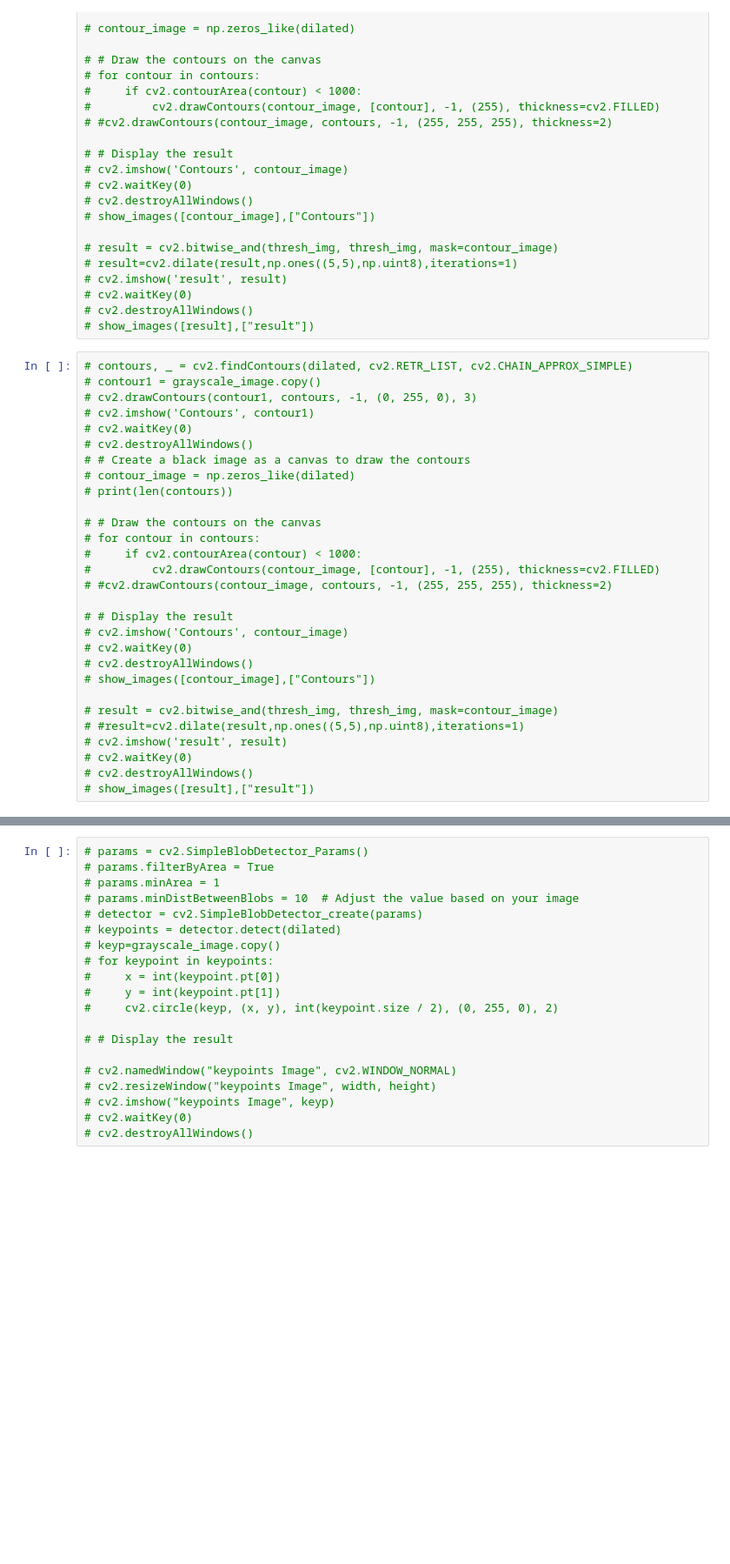
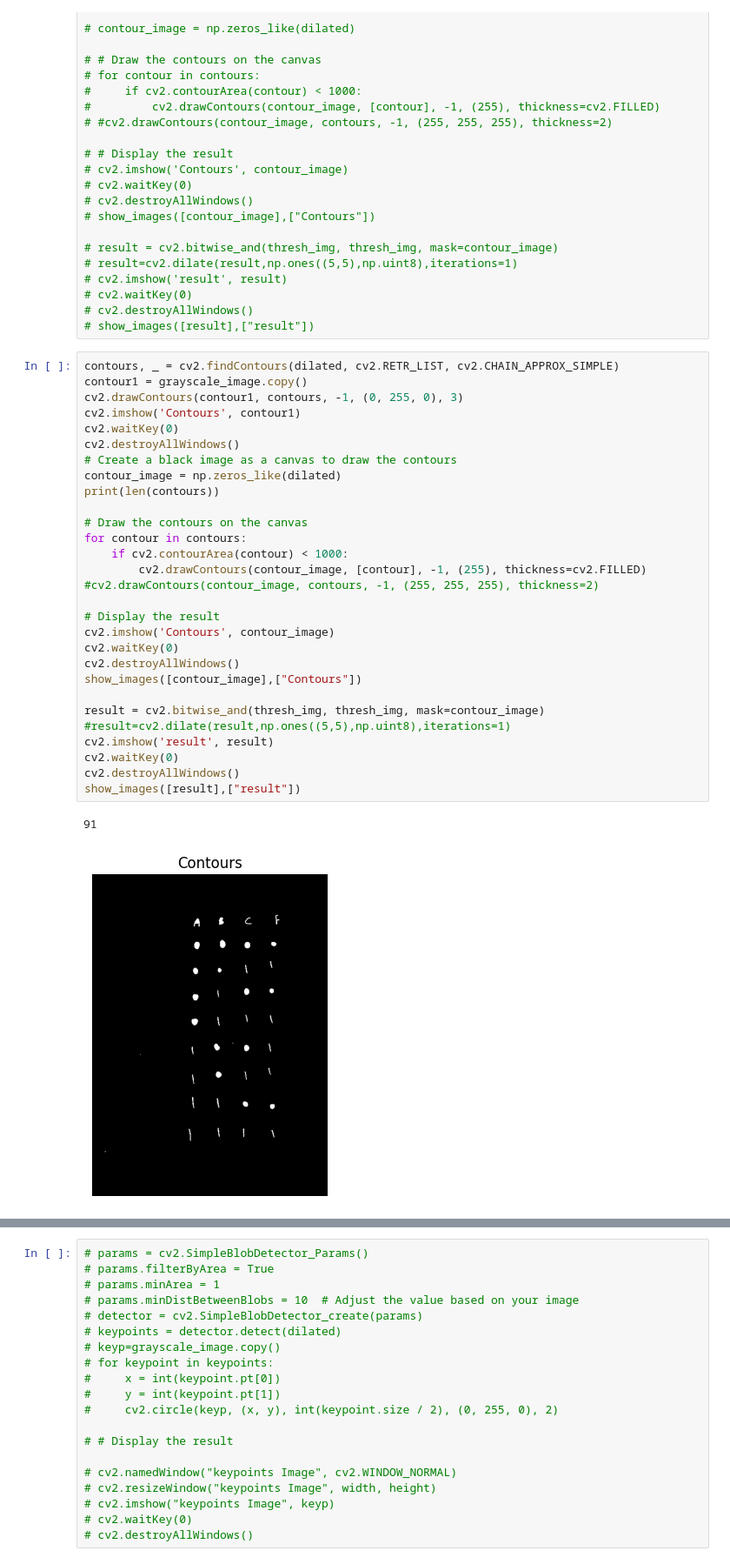
Before and after one commit to yousefosama654/Logic-Lens, a Jupyter notebook: table_text_extraction/GET_TABLE_CELLS2.ipynb, the cells around one changed output, grey strips where cells are left out. Shown at 87% size. Drawn from its saved outputs; the diff is of its cells as text; blank space fills up the shorter version.

```diff
--- a/table_text_extraction/GET_TABLE_CELLS2.ipynb
+++ b/table_text_extraction/GET_TABLE_CELLS2.ipynb
@@ -65,31 +65,34 @@ cv2.destroyAllWindows()
 # cv2.destroyAllWindows()
 # show_images([result],["result"])
 # %%
-# contours, _ = cv2.findContours(dilated, cv2.RETR_LIST, cv2.CHAIN_APPROX_SIMPLE)
-# contour1 = grayscale_image.copy()
-# cv2.drawContours(contour1, contours, -1, (0, 255, 0), 3)
-# cv2.imshow('Contours', contour1)
-# cv2.waitKey(0)
-# cv2.destroyAllWindows()
-# # Create a black image as a canvas to draw the contours
-# contour_image = np.zeros_like(dilated)
-# print(len(contours))
+contours, _ = cv2.findContours(dilated, cv2.RETR_LIST, cv2.CHAIN_APPROX_SIMPLE)
+contour1 = grayscale_image.copy()
+cv2.drawContours(contour1, contours, -1, (0, 255, 0), 3)
+cv2.imshow('Contours', contour1)
+cv2.waitKey(0)
+cv2.destroyAllWindows()
+# Create a black image as a canvas to draw the contours
+contour_image = np.zeros_like(dilated)
+print(len(contours))
 
-# # Draw the contours on the canvas
-# for contour in contours:
-#     if cv2.contourArea(contour) < 1000:
-#         cv2.drawContours(contour_image, [contour], -1, (255), thickness=cv2.FILLED)
-# #cv2.drawContours(contour_image, contours, -1, (255, 255, 255), thickness=2)
+# Draw the contours on the canvas
+for contour in contours:
+    if cv2.contourArea(contour) < 1000:
+        cv2.drawContours(contour_image, [contour], -1, (255), thickness=cv2.FILLED)
+#cv2.drawContours(contour_image, contours, -1, (255, 255, 255), thickness=2)
 
-# # Display the result
-# cv2.imshow('Contours', contour_image)
-# cv2.waitKey(0)
-# cv2.destroyAllWindows()
-# show_images([contour_image],["Contours"])
+# Display the result
+cv2.imshow('Contours', contour_image)
+cv2.waitKey(0)
+cv2.destroyAllWindows()
+show_images([contour_image],["Contours"])
 
-# result = cv2.bitwise_and(thresh_img, thresh_img, mask=contour_image)
-# #result=cv2.dilate(result,np.ones((5,5),np.uint8),iterations=1)
-# cv2.imshow('result', result)
-# cv2.waitKey(0)
-# cv2.destroyAllWindows()
-# show_images([result],["result"])
+result = cv2.bitwise_and(thresh_img, thresh_img, mask=contour_image)
+#result=cv2.dilate(result,np.ones((5,5),np.uint8),iterations=1)
+cv2.imshow('result', result)
+cv2.waitKey(0)
+cv2.destroyAllWindows()
+show_images([result],["result"])
+# %% [output]
+91
+[figure, added]
```
Also changed, not shown: parts of 8 cells of this notebook, 1 other file.
